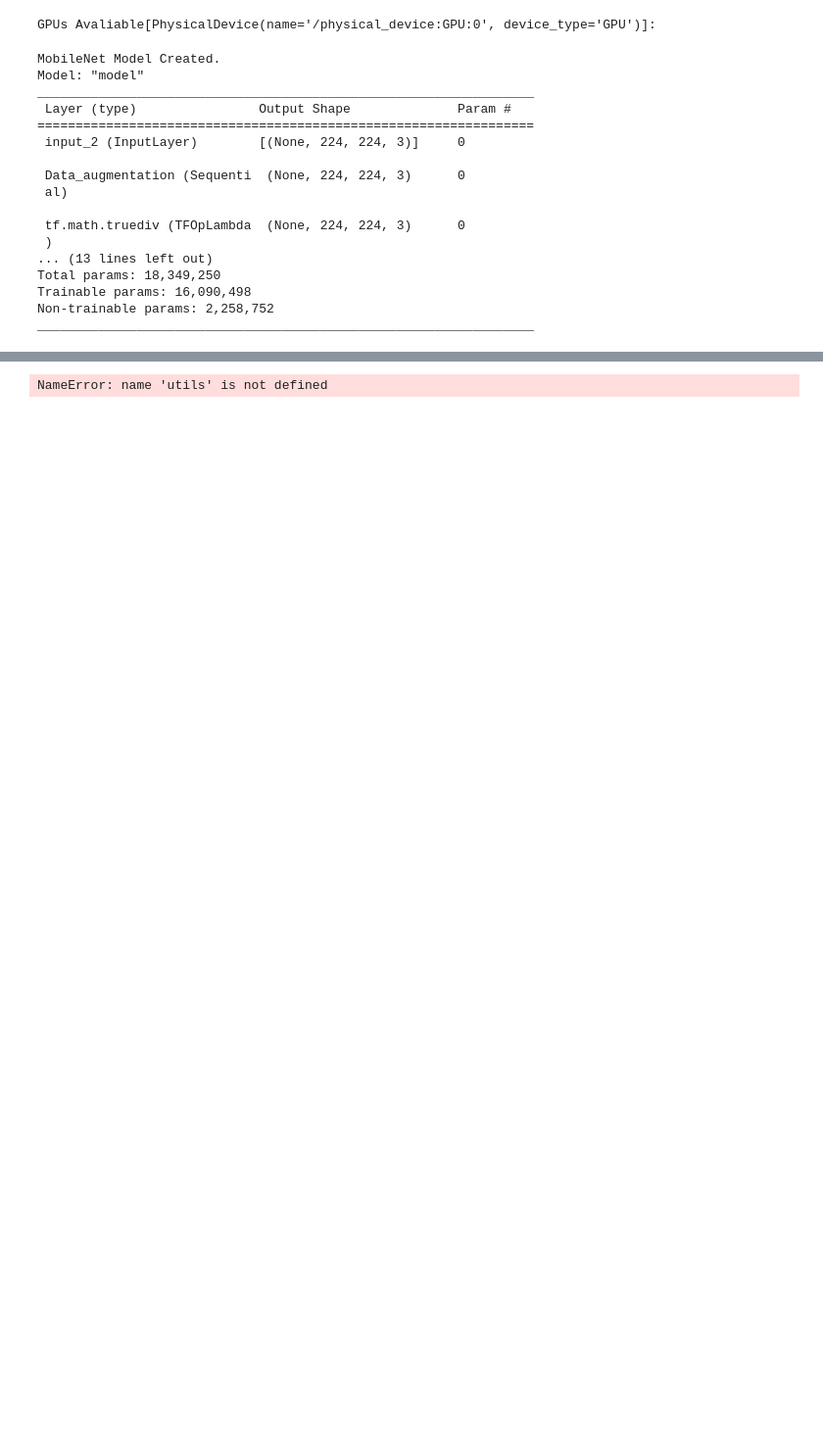
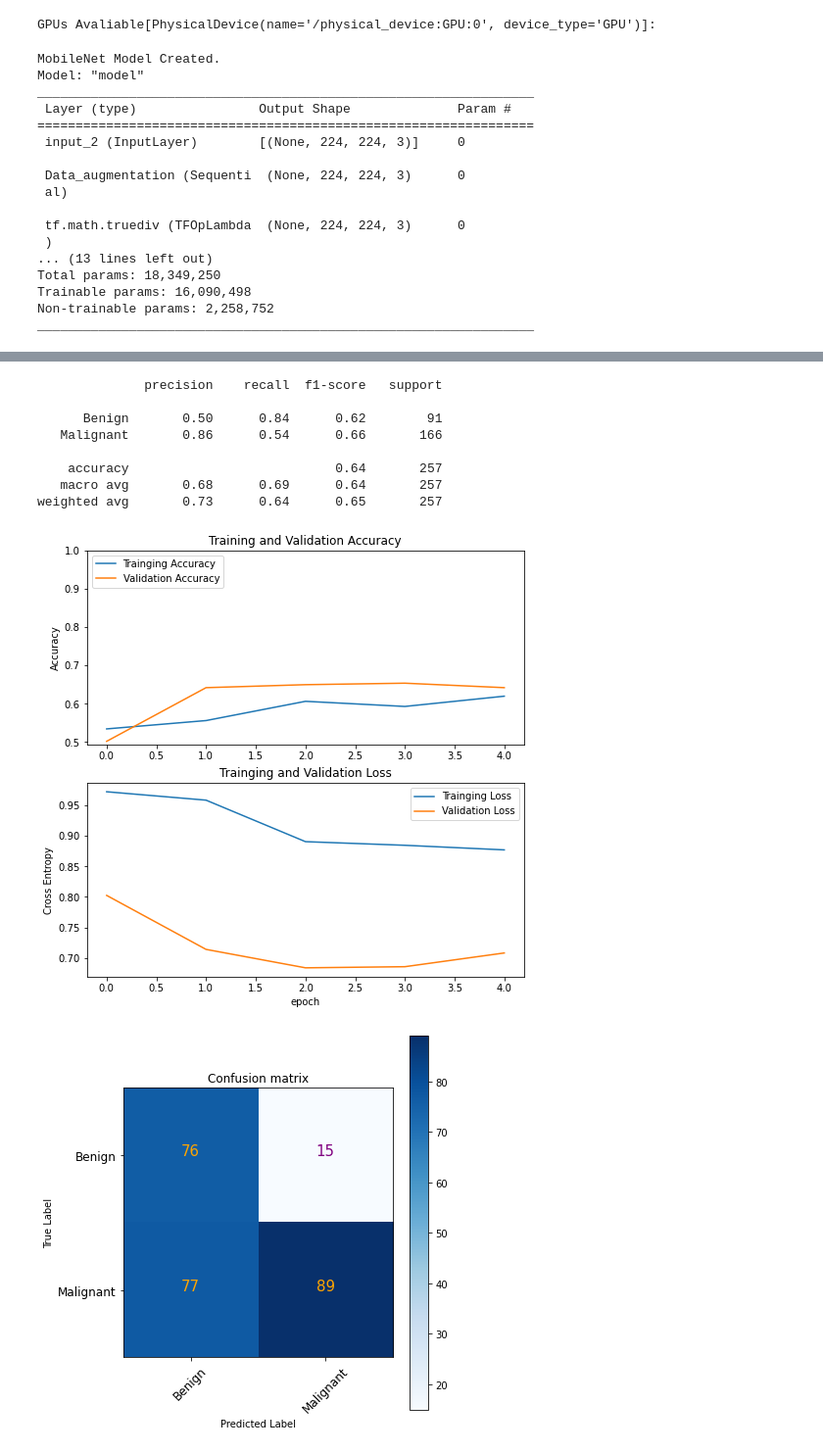
Before and after one commit to JustinChien/111project_IDAL, a Jupyter notebook: main.ipynb, the cells around one changed output, grey strips where cells are left out. Shown at 98% size. Saved outputs shown, nothing was run; the diff lists cells and outputs as text; code cells hidden in the pictures; blank space fills up the shorter version.

```diff
--- a/main.ipynb
+++ b/main.ipynb
@@ -59,8 +59,17 @@ Epoch 10/10
 9/9 [==============================] - 1s 72ms/step
 # %%
-models.show_performance(history, predictions, X_train, y_train, X_test, y_test, \
-                        save_in_csv=False, note="")
+models.show_performance(history, predictions, X_train, y_train, X_test, y_test, classes=config.data_class,\
+                        show_detail=config.show_detail,save_in_csv=True, note="Testing if fuction working properly")
 # %% [output]
-NameError: name 'utils' is not defined
+              precision    recall  f1-score   support
+
+      Benign       0.50      0.84      0.62        91
+   Malignant       0.86      0.54      0.66       166
+
+    accuracy                           0.64       257
+   macro avg       0.68      0.69      0.64       257
+weighted avg       0.73      0.64      0.65       257
+[figure, added]
+[figure, added]
 # %%
 # utils.show_report(-1,show_plot=True)
```
Also changed, not shown: parts of 1 cell of this notebook, 4 other files.
